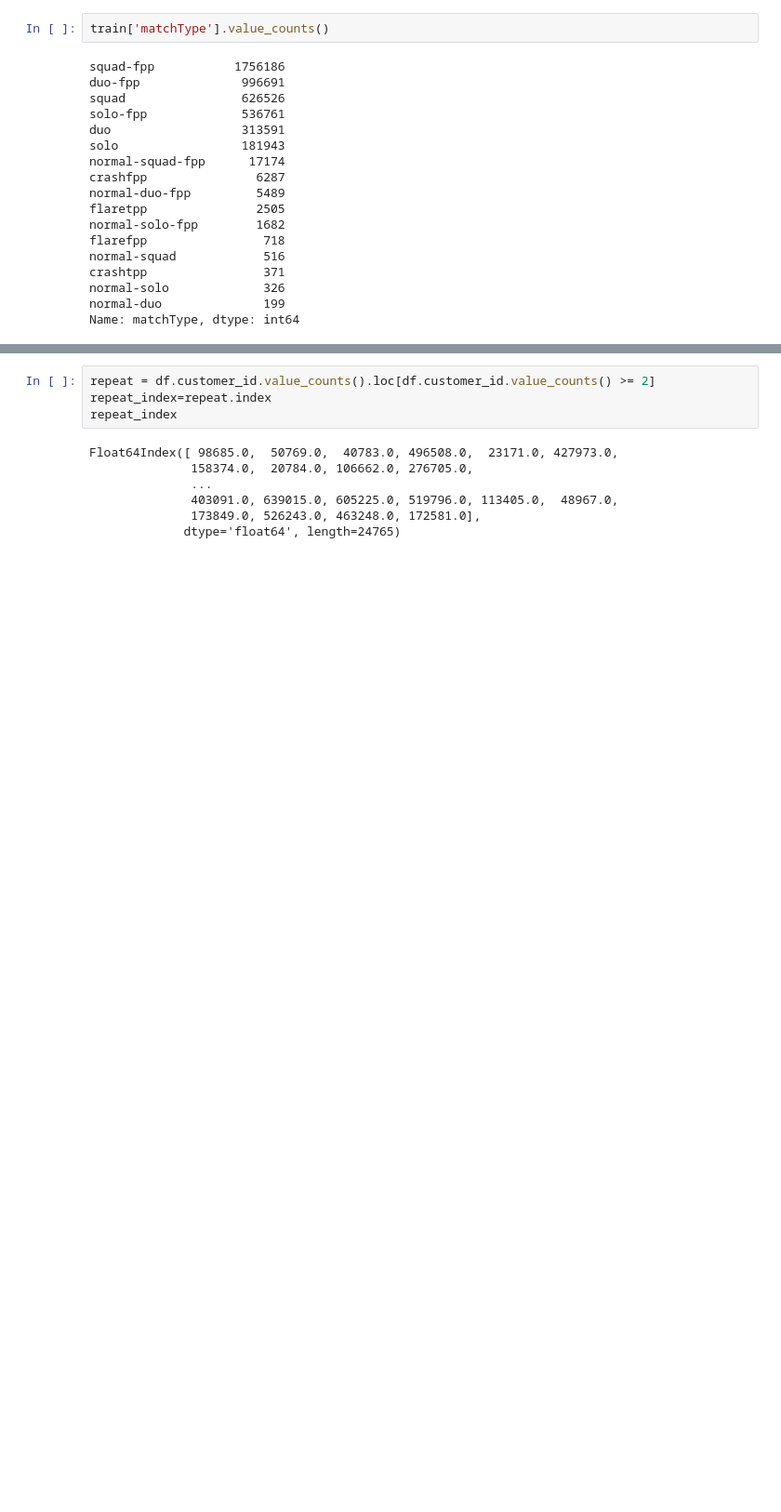
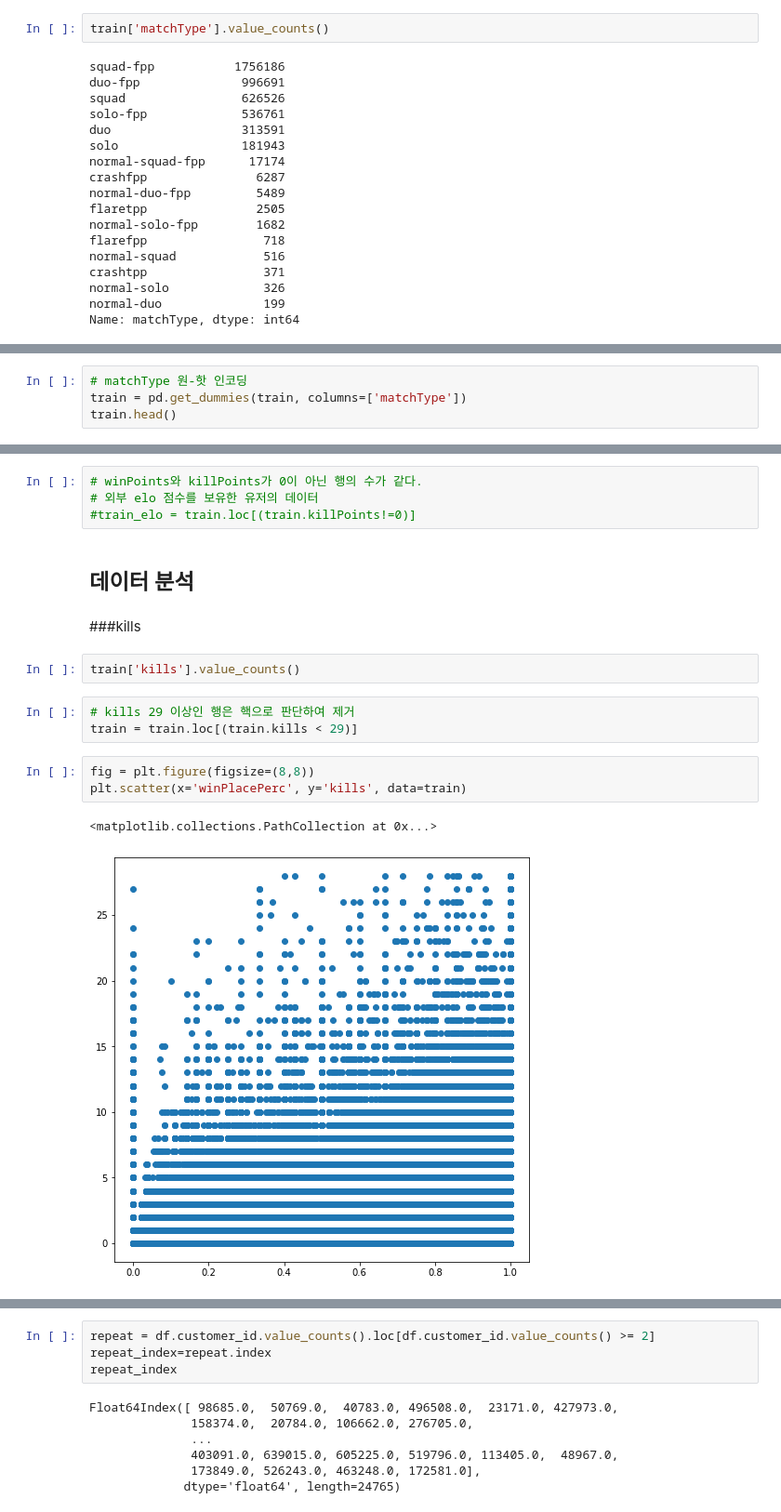
Before and after one commit to wjdrnqja9/TIL, a Jupyter notebook: eda/PUBG_Mini_PJT.ipynb, the cells around one changed output, grey strips where cells are left out. Shown at 93% size. Drawn from its saved outputs; the diff is of its cells as text; blank space fills up the shorter version.

```diff
--- a/eda/PUBG_Mini_PJT.ipynb
+++ b/eda/PUBG_Mini_PJT.ipynb
@@ -383,0 +251,4 @@ Name: customer_id, Length: 52178, dtype: int64
+# %%
+# matchType 원-핫 인코딩
+train = pd.get_dummies(train, columns=['matchType'])
+train.head()
@@ -383,0 +263,19 @@ Name: customer_id, Length: 52178, dtype: int64
+# %%
+# winPoints와 killPoints가 0이 아닌 행의 수가 같다.
+# 외부 elo 점수를 보유한 유저의 데이터
+#train_elo = train.loc[(train.killPoints!=0)]
+# %% [markdown]
+## 데이터 분석
+# %% [markdown]
+###kills
+# %%
+train['kills'].value_counts()
+# %%
+# kills 29 이상인 행은 핵으로 판단하여 제거
+train = train.loc[(train.kills < 29)]
+# %%
+fig = plt.figure(figsize=(8,8))
+plt.scatter(x='winPlacePerc', y='kills', data=train)
+# %% [output]
+<matplotlib.collections.PathCollection at 0x...>
+[figure, added]
```
Also changed, not shown: parts of 84 cells of this notebook.
